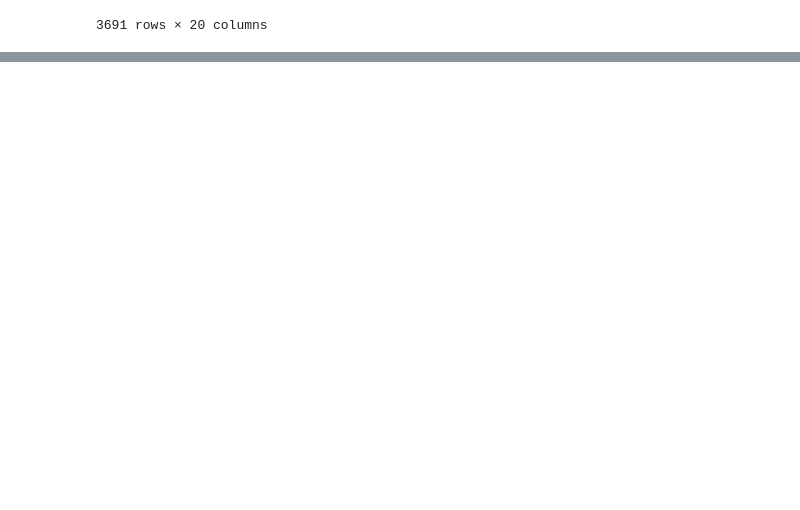
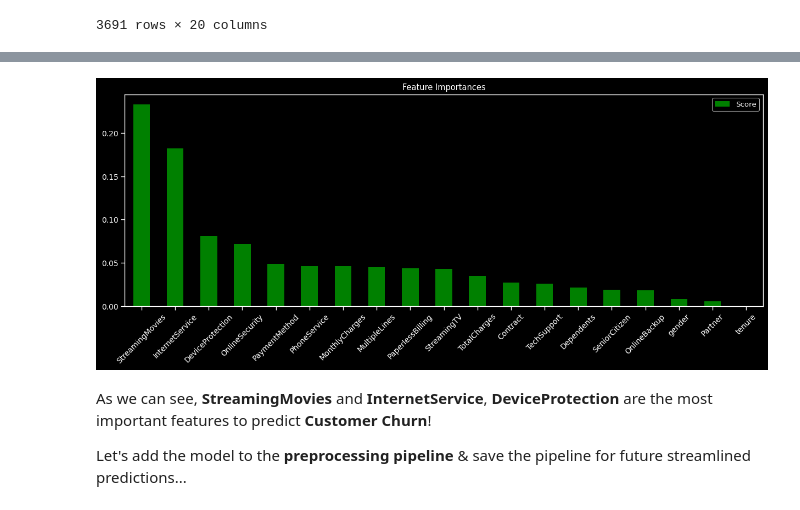
Before and after one commit to DarkDk123/Customer-churn-prediction-innobytes, a Jupyter notebook: Customer_Churn_Prediction.ipynb, the cells around one changed output, grey strips where cells are left out. Saved outputs shown, nothing was run; the diff lists cells and outputs as text; code cells hidden in the pictures; blank space fills up the shorter version.

```diff
--- a/Customer_Churn_Prediction.ipynb
+++ b/Customer_Churn_Prediction.ipynb
@@ -1152,0 +1287,22 @@ Choosing following for further fine-tuning :
+# %%
+# Bayes Search
+bayes_results = {}
+
+for name, (bayes_model, search_space) in models_to_tune.items():
+    print(f"## Bayes Searching... on {name}...")
+    # Bayes search
+    bayes_search = BayesSearchCV(
+        estimator=bayes_model,
+        search_spaces=search_space,
+        n_iter=15, # It would take some time!
+        scoring=custom_metric,
+        cv=3,
+        n_jobs=-1, # All cores
+    )
+
+    # Fit the model
+    bayes_search.fit(X_train, y_train)
+
+    bayes_results[name] = bayes_search
+
+    print(f"Best custom score: {bayes_search.best_score_}")
@@ -1152,0 +1413,4 @@ Choosing following for further fine-tuning :
+# %%
+# Extract the best model!
+best_XgbClassifier = bayes_results["Xgb"].best_estimator_
+best_XgbClassifier
@@ -1152,0 +1482,5 @@ Choosing following for further fine-tuning :
+# %%
+# Let's plot the importances!
+
+imp_features = pd.DataFrame(best_XgbClassifier.feature_importances_, index=input_preprocessor.feature_names_in_[:-1], columns=["Score"]).sort_values(by="Score", ascending=False)
+imp_features
@@ -1152,0 +1505,14 @@ Choosing following for further fine-tuning :
+# %%
+# Let's plot them!
+imp_features.plot.bar(
+    figsize=(15, 5), title="Feature Importances", color="green", fontsize=10
+)
+plt.xticks(rotation=45)
+plt.show()
+# %% [output]
+[figure, added]
+# %% [markdown]
+As we can see, **StreamingMovies** and **InternetService**, **DeviceProtection** are the most important features to predict **Customer
+Churn**!
+
+Let's add the model to the **preprocessing pipeline** & save the pipeline for future streamlined predictions...
```
Also changed, not shown: parts of 35 cells of this notebook.
